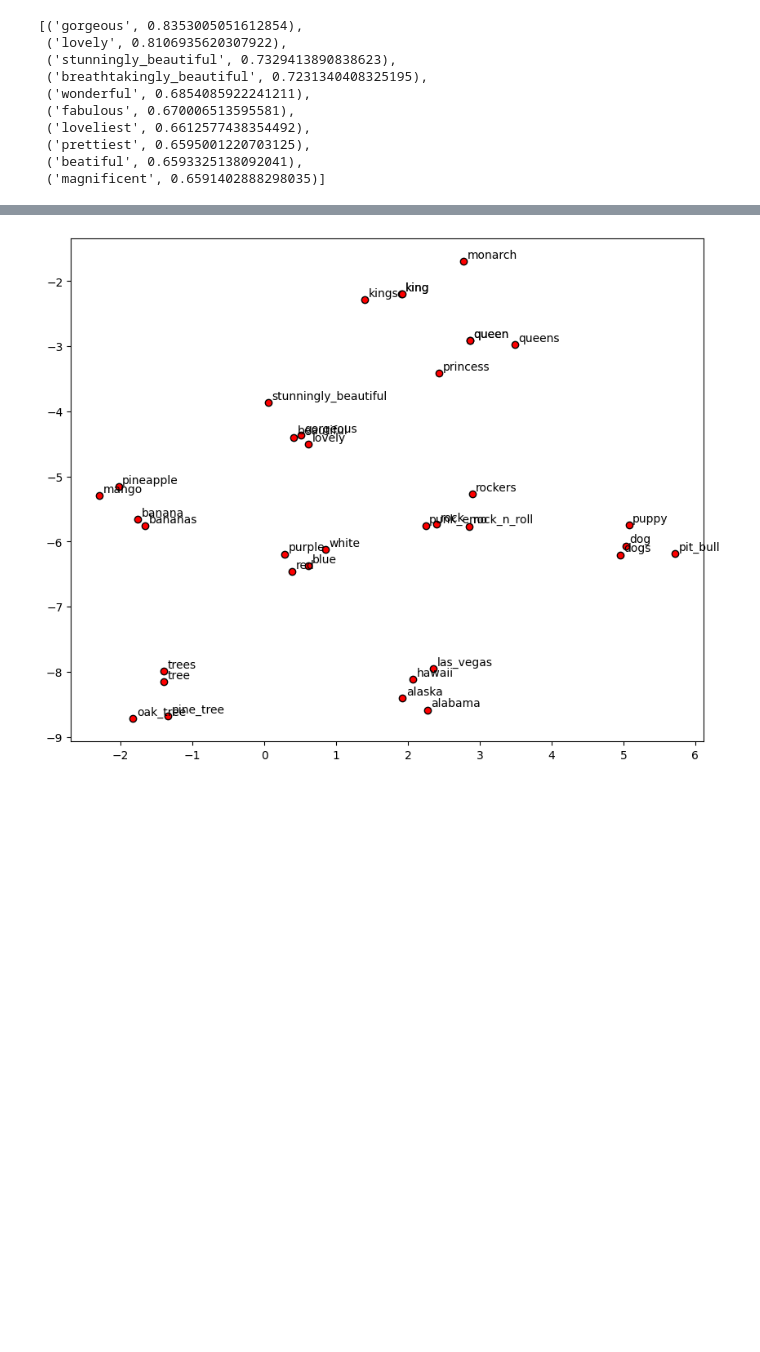
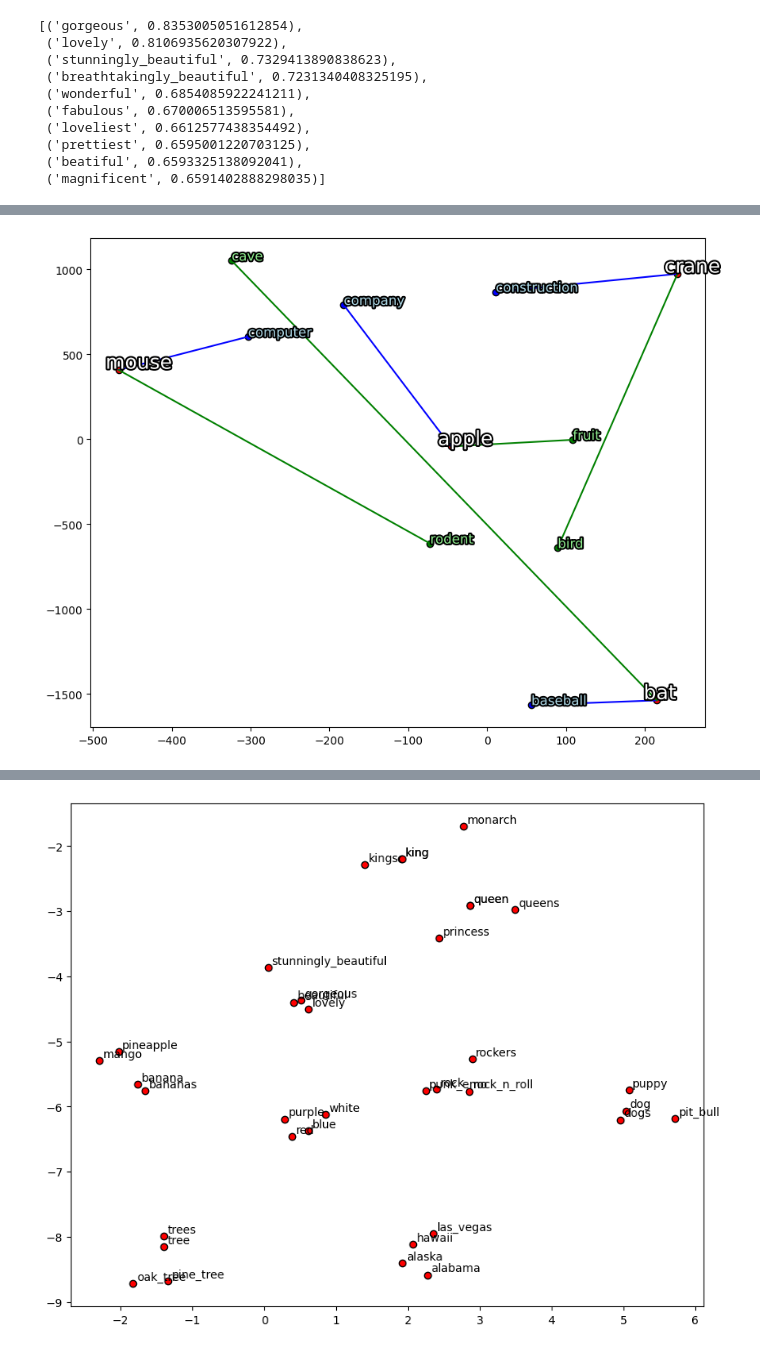
Before and after one commit to lettucegoblin/Machine-Learning-Illustrated-Examples, a Jupyter notebook: Exploring higher dimensional visualization.ipynb, the cells around one changed output, grey strips where cells are left out. Drawn from its saved outputs; the diff is of its cells as text; code cells hidden in the pictures; blank space fills up the shorter version.

```diff
--- a/Exploring higher dimensional visualization.ipynb
+++ b/Exploring higher dimensional visualization.ipynb
@@ -80,0 +154,63 @@ plot_words(words_to_visualize)
+# %%
+def plot_vec_similiar_polysemy(word_vectors, words, similiar_words1_vectors, similiar_words1, similiar_words2_vectors, similiar_words2):
+
+  all_vectors = np.concatenate((word_vectors, similiar_words1_vectors, similiar_words2_vectors), axis=0)
+
+  # Using t-SNE to reduce dimensionality for visualization
+  perplexity = 2#max(1, (len(words) + len(similiar_words)) / 2) # default 30
+  learning_rate = 200  # Default is 200
+  early_exaggeration = 45.0  # Default is 12.0
+  tsne = TSNE(n_components=2, random_state=0, perplexity=perplexity, early_exaggeration=early_exaggeration, learning_rate=learning_rate)
+  all_vectors_2d = tsne.fit_transform(all_vectors)
+
+  # Split the transformed vectors back into three arrays
+  word_vectors_2d = all_vectors_2d[:len(word_vectors)]
+  similiar_words1_vectors_2d = all_vectors_2d[len(word_vectors):len(word_vectors)+len(similiar_words1)]
+  similiar_words2_vectors_2d = all_vectors_2d[len(word_vectors)+len(similiar_words1):]
+
+
+  # Plotting the words in 2D space
+  plt.figure(figsize=(10, 8))
+  plt.scatter(word_vectors_2d[:, 0], word_vectors_2d[:, 1], edgecolors='k', c='r')
+  plt.scatter(similiar_words1_vectors_2d[:, 0], similiar_words1_vectors_2d[:, 1], edgecolors='k', c='b')
+  plt.scatter(similiar_words2_vectors_2d[:, 0], similiar_words2_vectors_2d[:, 1], edgecolors='k', c='g')
+
+  for i, word in enumerate(words):
+    word_x, word_y = word_vectors_2d[i]
+    similar_word_index = i
+    similar_word_x, similar_word_y = similiar_words1_vectors_2d[similar_word_index]
+    plt.plot([word_x, similar_word_x], [word_y, similar_word_y], 'b-')
+
+  for i, word in enumerate(words):
+    word_x, word_y = word_vectors_2d[i]
+    similar_word_index = i
+    similar_word_x, similar_word_y = similiar_words2_vectors_2d[similar_word_index]
+    plt.plot([word_x, similar_word_x], [word_y, similar_word_y], 'g-')
+
+  for word, (x, y) in zip(words, word_vectors_2d):
+    plt.text(x - 16.65, y + 7.15, word, fontsize=18, color='white',
+             path_effects=[PathEffects.withStroke(linewidth=3, foreground='black')])
+
+  for word, (x, y) in zip(similiar_words1, similiar_words1_vectors_2d):
+    plt.text(x + 0.05, y + 0.05, word, fontsize=12, color='lightblue',
+             path_effects=[PathEffects.withStroke(linewidth=3, foreground='black')])
+
+  for word, (x, y) in zip(similiar_words2, similiar_words2_vectors_2d):
+    plt.text(x + 0.05, y + 0.05, word, fontsize=12, color='lightgreen',
+             path_effects=[PathEffects.withStroke(linewidth=3, foreground='black')])
+
+  plt.show()
+
+words_to_visualize = ['bat', 'crane', 'mouse', 'apple']
+
+# similiar words to first meaning
+similiar1 = ['baseball', 'construction', 'computer', 'company']
+similiar2 = ['cave', 'bird', 'rodent', 'fruit']
+
+word_vectors = np.array([model[word] for word in words_to_visualize])
+similiar1_words_vectors = np.array([model[word] for word in similiar1])
+similiar2_words_vectors = np.array([model[word] for word in similiar2])
+
+plot_vec_similiar_polysemy(word_vectors, words_to_visualize, similiar1_words_vectors, similiar1, similiar2_words_vectors, similiar2)
+# %% [output]
+[figure, added]
```
Also changed, not shown: parts of 4 cells of this notebook.
